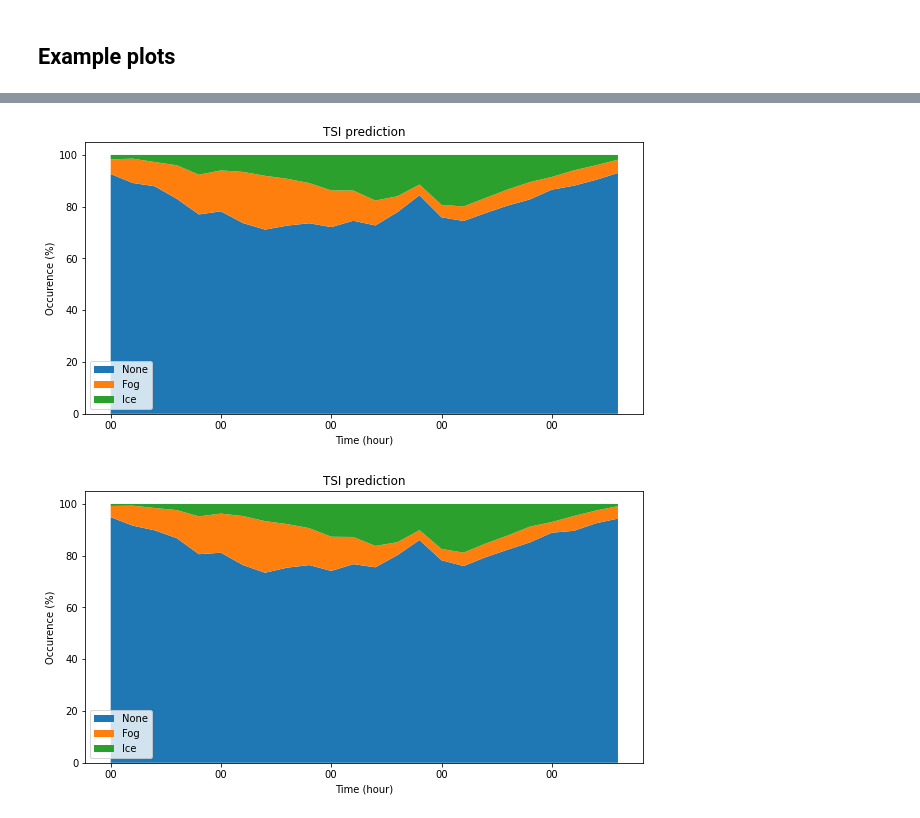
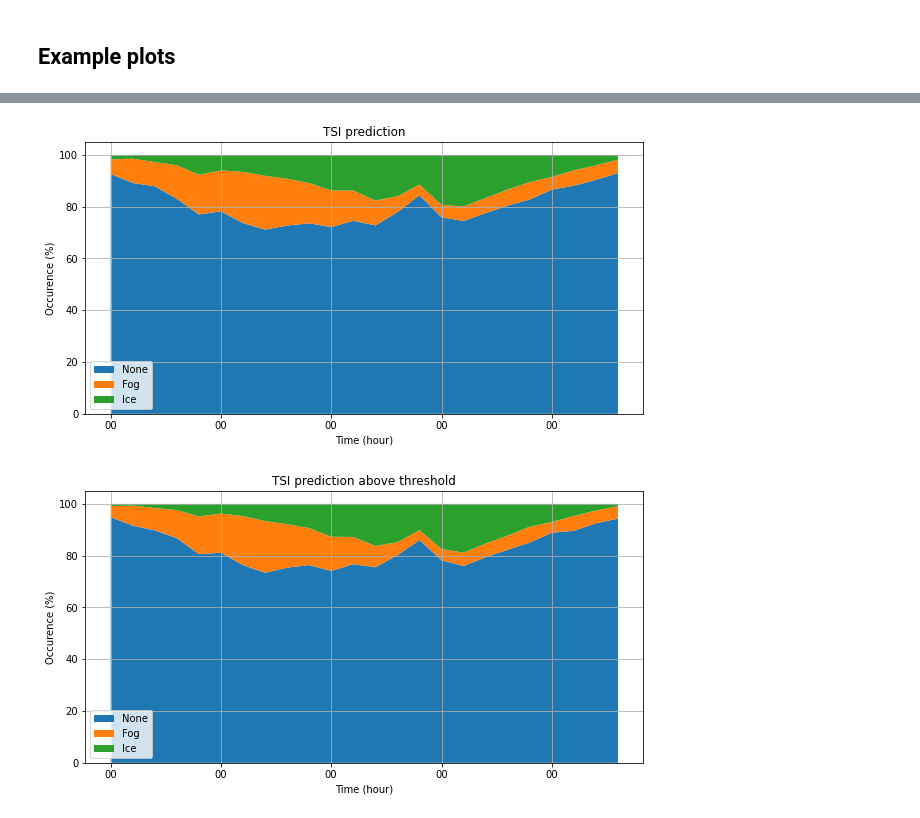
Before and after one commit to torbsorensen/TSI_classifier, a Jupyter notebook: CSV_to_xarray_and_plot.ipynb, the cells around one changed output, grey strips where cells are left out. Saved outputs shown, nothing was run; the diff lists cells and outputs as text; code cells hidden in the pictures.

```diff
--- a/CSV_to_xarray_and_plot.ipynb
+++ b/CSV_to_xarray_and_plot.ipynb
@@ -69,6 +70,8 @@ Adding 270 / 272 : 20170626.csv
 Adding 271 / 272 : 20160623.csv
 Adding 272 / 272 : 20140530.csv
 Saved as predictions/timeseries.nc
+# %%
+ds = xr.open_dataset(savename)
 # %% [markdown]
 ## Example plots
 # %%
@@ -159,29 +166,31 @@ ax.set_title('TSI prediction')
 ax.set_xlabel('Time (hour)')
 ax.set_ylabel('Occurence (%)')
 ax.xaxis.set_major_formatter(mdates.DateFormatter('%H'))
+ax.grid()
 
 plt.show()
 # %% [output]
-[figure, old version]
+[figure, new version]
 # %%
 # fog/ice/none average distribution over all data (daily) above confidence threshold
 
 conf = 0.5
 
 totoccur = ds.prediction.where(ds.prediction_confidence>conf).groupby('time.hour').count()
 fogoccur = ds.where(ds.prediction==0).where(ds.prediction_confidence>conf).prediction.groupby('time.hour').count()/totoccur*100
 iceoccur = ds.where(ds.prediction==1).where(ds.prediction_confidence>conf).prediction.groupby('time.hour').count()/totoccur*100
 nonoccur = ds.where(ds.prediction==2).where(ds.prediction_confidence>conf).prediction.groupby('time.hour').count()/totoccur*100
 
 fig, ax = plt.subplots(figsize=(10,5))
 ax.stackplot(totoccur.hour, [nonoccur, fogoccur, iceoccur],
              labels=['None','Fog','Ice'])
 ax.legend(loc='lower left')
-ax.set_title('TSI prediction')
+ax.set_title('TSI prediction above threshold')
 ax.set_xlabel('Time (hour)')
 ax.set_ylabel('Occurence (%)')
 ax.xaxis.set_major_formatter(mdates.DateFormatter('%H'))
+ax.grid()
 
 plt.show()
 # %% [output]
-[figure, old version]
+[figure, new version]
```
Also changed, not shown: parts of 6 cells of this notebook, 1 other file.
